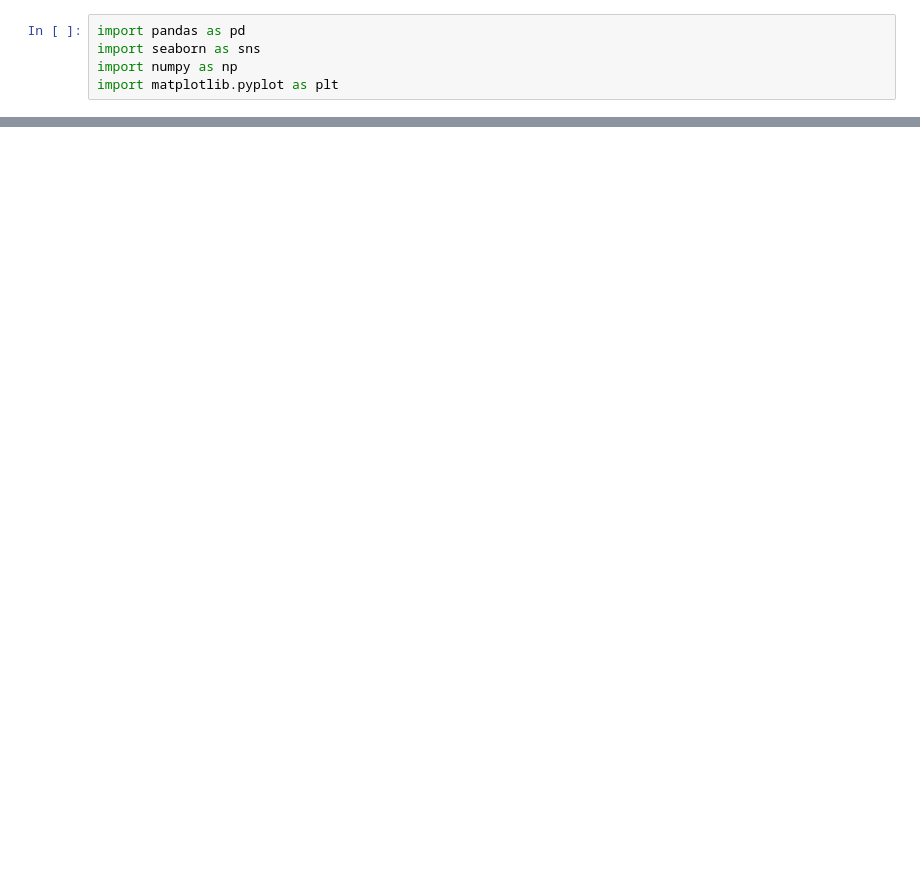
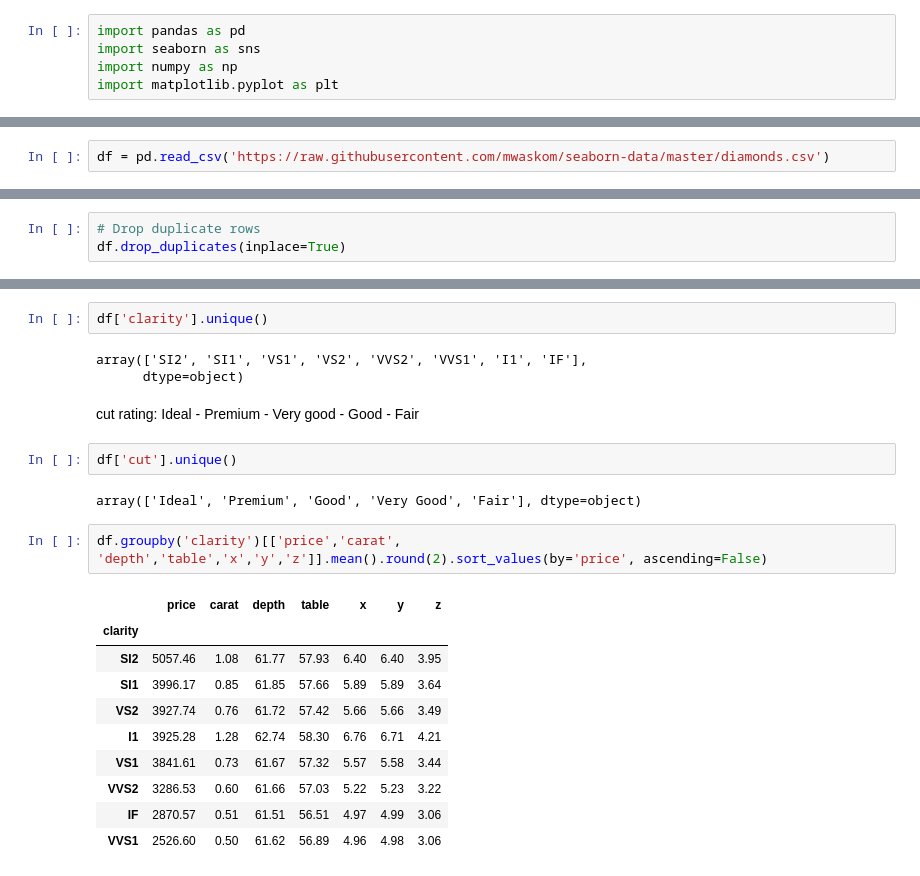
Before and after one commit to LLF00/datascience1, a Jupyter notebook: DS Project.ipynb, the cells around one changed output, grey strips where cells are left out. Saved outputs shown, nothing was run; the diff lists cells and outputs as text; blank space fills up the shorter version.

```diff
--- a/DS Project.ipynb
+++ b/DS Project.ipynb
@@ -8,3 +6,5 @@ df = pd.read_csv(r'D:\5.MBAN6110 Data Science I\Group Project\appstore_games.csv
+# %%
+df = pd.read_csv('https://raw.githubusercontent.com/mwaskom/seaborn-data/master/diamonds.csv')
 # %%
 df.info()
 # %% [output]
@@ -27,0 +30,3 @@ memory usage: 2.3+ MB
+# %%
+# Drop duplicate rows
+df.drop_duplicates(inplace=True)
@@ -27,0 +69,24 @@ memory usage: 2.3+ MB
+# %%
+df['clarity'].unique()
+# %% [output]
+array(['SI2', 'SI1', 'VS1', 'VS2', 'VVS2', 'VVS1', 'I1', 'IF'],
+      dtype=object)
+# %% [markdown]
+cut rating: Ideal - Premium - Very good - Good - Fair
+# %%
+df['cut'].unique()
+# %% [output]
+array(['Ideal', 'Premium', 'Good', 'Very Good', 'Fair'], dtype=object)
+# %%
+df.groupby('clarity')[['price','carat', 'depth','table','x','y','z']].mean().round(2).sort_values(by='price', ascending=False)
+# %% [output]
+|  | price | carat | depth | table | x | y | z |
+| clarity |  |  |  |  |  |  |  |
+| SI2 | 5057.46 | 1.08 | 61.77 | 57.93 | 6.40 | 6.40 | 3.95 |
+| SI1 | 3996.17 | 0.85 | 61.85 | 57.66 | 5.89 | 5.89 | 3.64 |
+| VS2 | 3927.74 | 0.76 | 61.72 | 57.42 | 5.66 | 5.66 | 3.49 |
+| I1 | 3925.28 | 1.28 | 62.74 | 58.30 | 6.76 | 6.71 | 4.21 |
+| VS1 | 3841.61 | 0.73 | 61.67 | 57.32 | 5.57 | 5.58 | 3.44 |
+| VVS2 | 3286.53 | 0.60 | 61.66 | 57.03 | 5.22 | 5.23 | 3.22 |
+| IF | 2870.57 | 0.51 | 61.51 | 56.51 | 4.97 | 4.99 | 3.06 |
+| VVS1 | 2526.60 | 0.50 | 61.62 | 56.89 | 4.96 | 4.98 | 3.06 |
```
Also changed, not shown: parts of 15 cells of this notebook, 1 other file.
